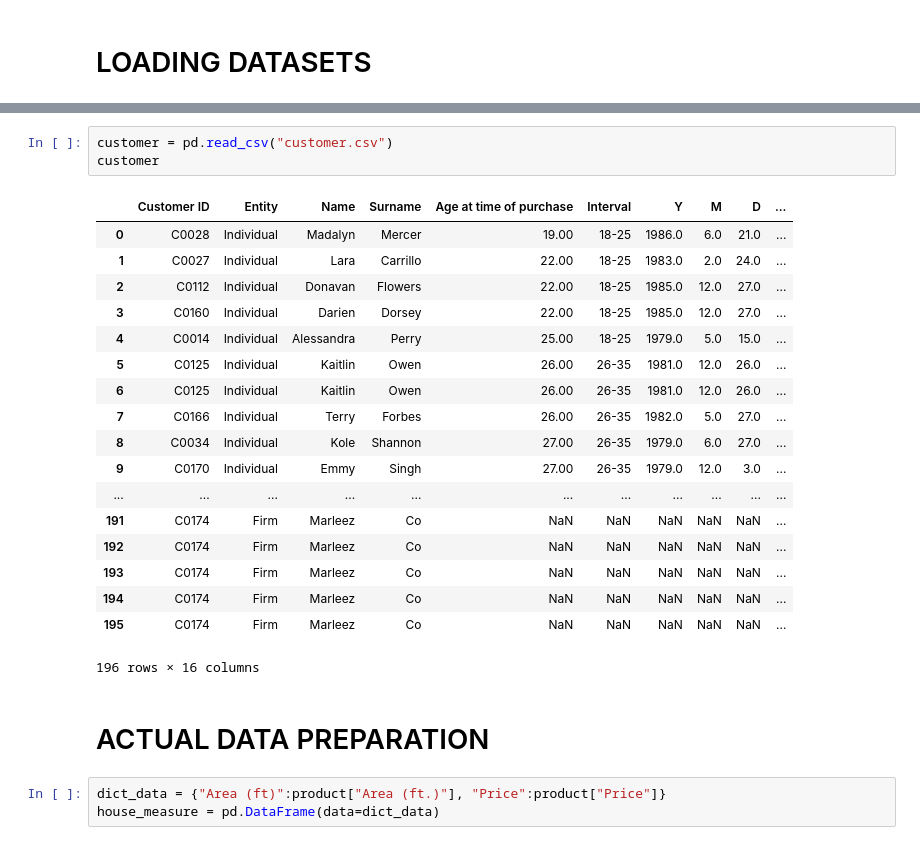
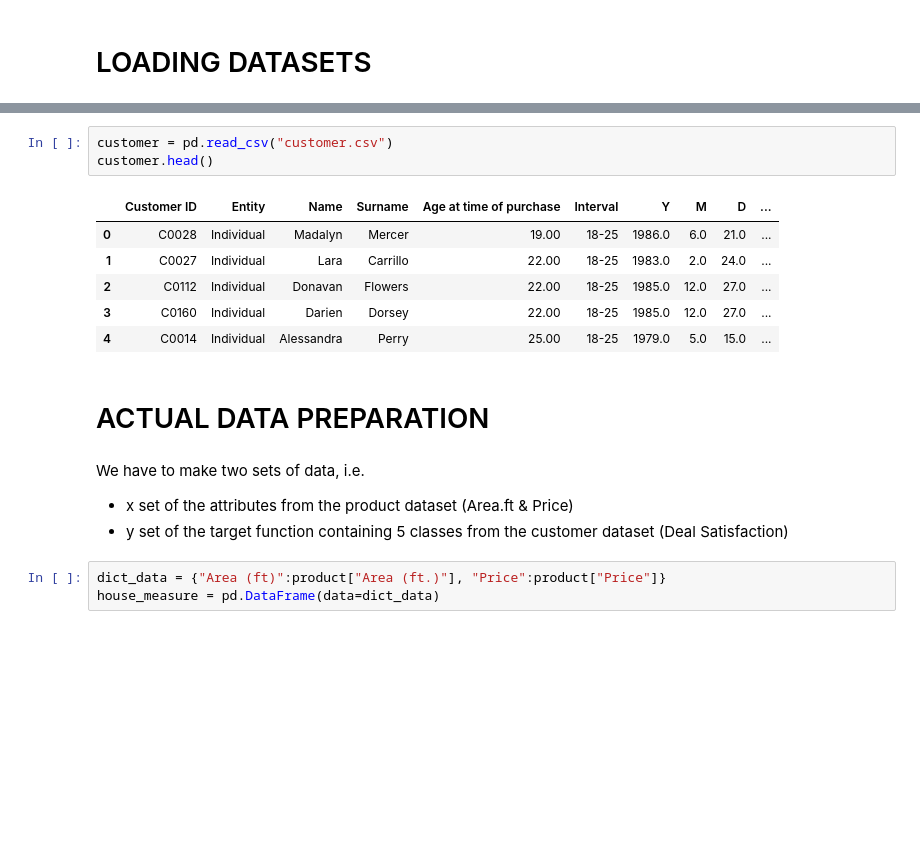
Before and after one commit to Salmankh3/Machine-Learning, a Jupyter notebook: Classification/Multi_Class/House Deal Satisfaction/House_Deal_Satisfaction_SVM.ipynb, the cells around one changed output, grey strips where cells are left out. Drawn from its saved outputs; the diff is of its cells as text; blank space fills up the shorter version.

```diff
--- a/Classification/Multi_Class/House Deal Satisfaction/House_Deal_Satisfaction_SVM.ipynb
+++ b/Classification/Multi_Class/House Deal Satisfaction/House_Deal_Satisfaction_SVM.ipynb
@@ -31,27 +19,20 @@ product
 # %%
 customer = pd.read_csv("customer.csv")
-customer
+customer.head()
 # %% [output]
 |  | Customer ID | Entity | Name | Surname | Age at time of purchase | Interval | Y | M | D | ... |
 | 0 | C0028 | Individual | Madalyn | Mercer | 19.00 | 18-25 | 1986.0 | 6.0 | 21.0 | ... |
 | 1 | C0027 | Individual | Lara | Carrillo | 22.00 | 18-25 | 1983.0 | 2.0 | 24.0 | ... |
 | 2 | C0112 | Individual | Donavan | Flowers | 22.00 | 18-25 | 1985.0 | 12.0 | 27.0 | ... |
 | 3 | C0160 | Individual | Darien | Dorsey | 22.00 | 18-25 | 1985.0 | 12.0 | 27.0 | ... |
 | 4 | C0014 | Individual | Alessandra | Perry | 25.00 | 18-25 | 1979.0 | 5.0 | 15.0 | ... |
-| 5 | C0125 | Individual | Kaitlin | Owen | 26.00 | 26-35 | 1981.0 | 12.0 | 26.0 | ... |
-| 6 | C0125 | Individual | Kaitlin | Owen | 26.00 | 26-35 | 1981.0 | 12.0 | 26.0 | ... |
-| 7 | C0166 | Individual | Terry | Forbes | 26.00 | 26-35 | 1982.0 | 5.0 | 27.0 | ... |
-| 8 | C0034 | Individual | Kole | Shannon | 27.00 | 26-35 | 1979.0 | 6.0 | 27.0 | ... |
-| 9 | C0170 | Individual | Emmy | Singh | 27.00 | 26-35 | 1979.0 | 12.0 | 3.0 | ... |
-| ... | ... | ... | ... | ... | ... | ... | ... | ... | ... | ... |
-| 191 | C0174 | Firm | Marleez | Co | NaN | NaN | NaN | NaN | NaN | ... |
-| 192 | C0174 | Firm | Marleez | Co | NaN | NaN | NaN | NaN | NaN | ... |
-| 193 | C0174 | Firm | Marleez | Co | NaN | NaN | NaN | NaN | NaN | ... |
-| 194 | C0174 | Firm | Marleez | Co | NaN | NaN | NaN | NaN | NaN | ... |
-| 195 | C0174 | Firm | Marleez | Co | NaN | NaN | NaN | NaN | NaN | ... |
-196 rows × 16 columns
 # %% [markdown]
 # ACTUAL DATA PREPARATION
+# %% [markdown]
+We have to make two sets of data, i.e.
+
+- x set of the attributes from the product dataset (Area.ft & Price)
+- y set of the target function containing 5 classes from the customer dataset (Deal Satisfaction)
 # %%
 dict_data = {"Area (ft)":product["Area (ft.)"], "Price":product["Price"]}
 house_measure = pd.DataFrame(data=dict_data)
```
Also changed, not shown: parts of 8 cells of this notebook.
